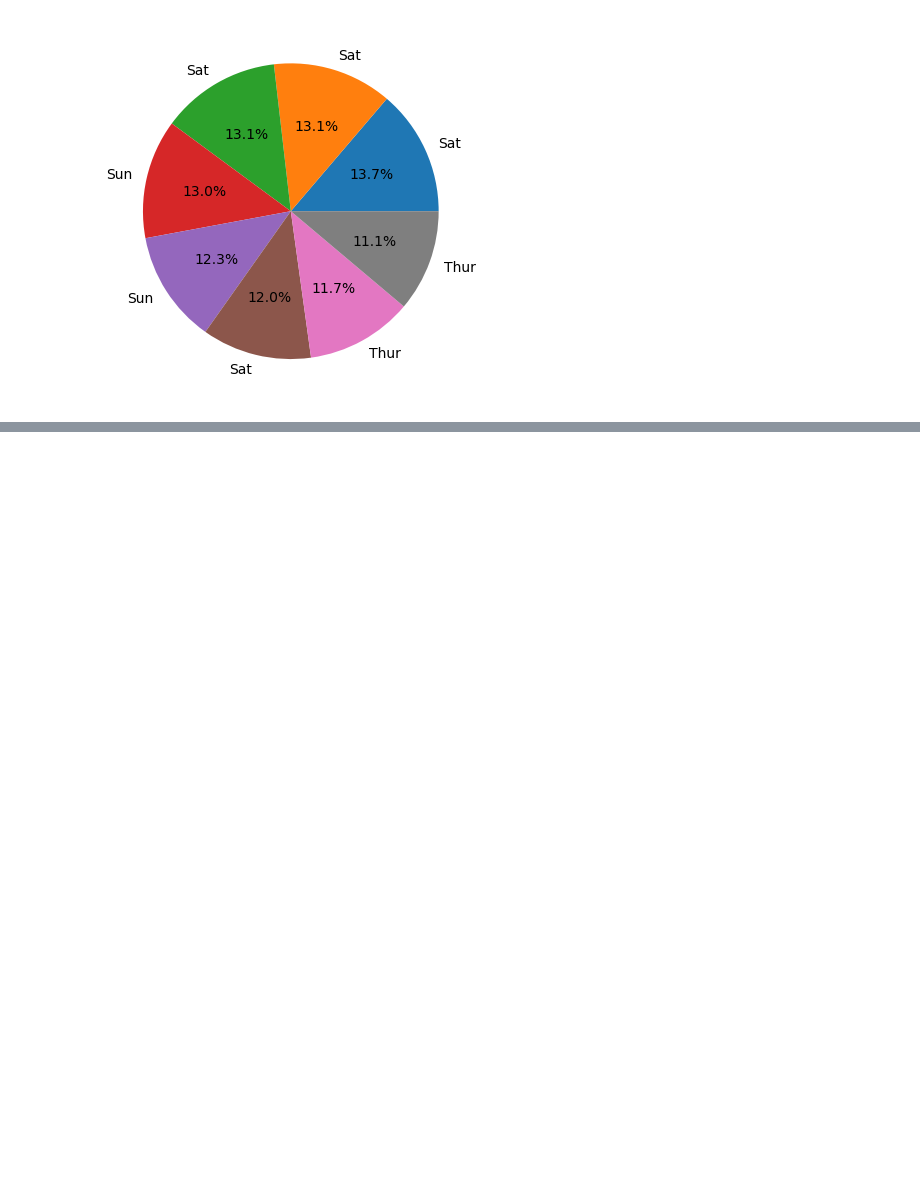
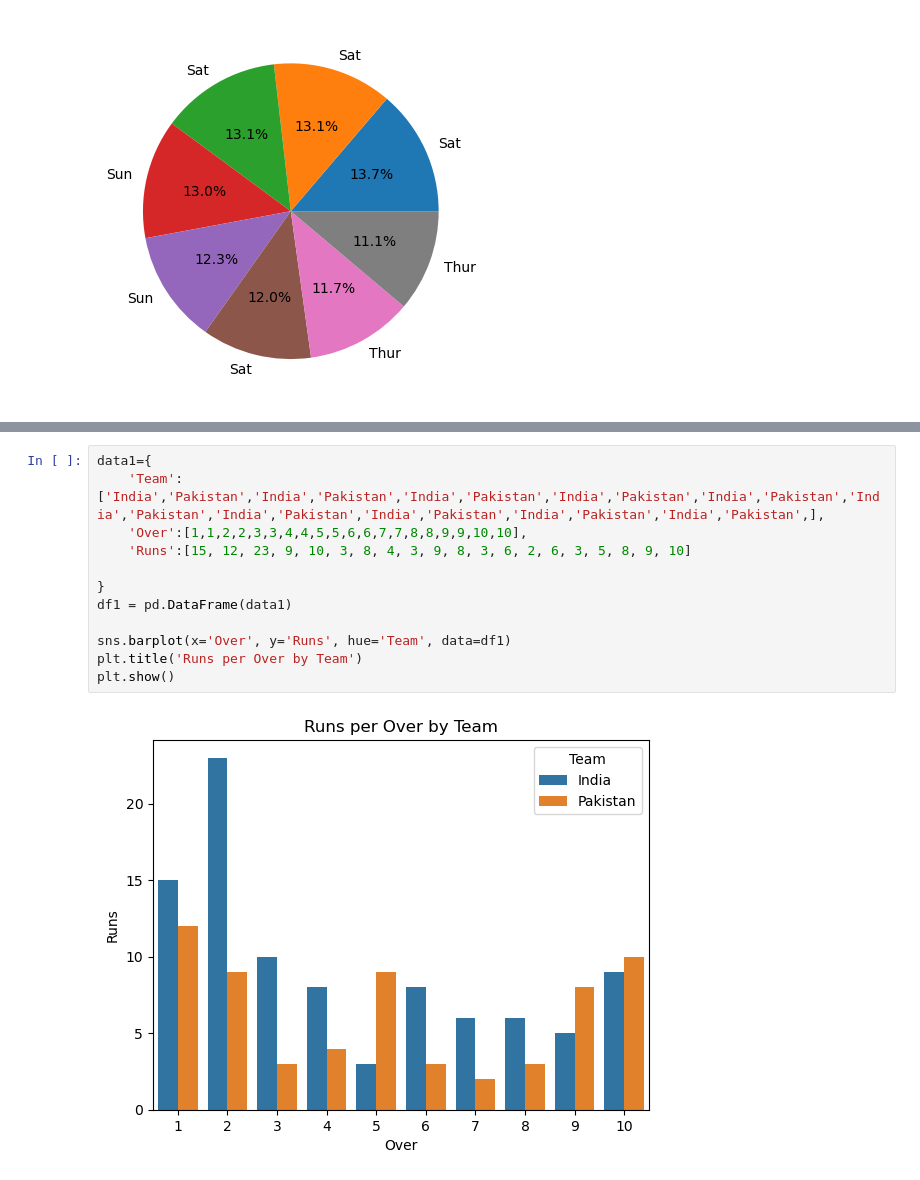
Before and after one commit to Wasiqmanzoor90/Garbage-Data, a Jupyter notebook: Metaplolib/index.ipynb, the cells around one changed output, grey strips where cells are left out. Cells and saved outputs as stored; diff of their text form; blank space fills up the shorter version.

```diff
--- a/Metaplolib/index.ipynb
+++ b/Metaplolib/index.ipynb
@@ -171,0 +222,14 @@ plt.show
+# %%
+data1={
+    'Team':['India','Pakistan','India','Pakistan','India','Pakistan','India','Pakistan','India','Pakistan','India','Pakistan','India','Pakistan','India','Pakistan','India','Pakistan','India','Pakistan',],
+    'Over':[1,1,2,2,3,3,4,4,5,5,6,6,7,7,8,8,9,9,10,10],
+    'Runs':[15, 12, 23, 9, 10, 3, 8, 4, 3, 9, 8, 3, 6, 2, 6, 3, 5, 8, 9, 10]
+
+}
+df1 = pd.DataFrame(data1)
+
+sns.barplot(x='Over', y='Runs', hue='Team', data=df1)
+plt.title('Runs per Over by Team')
+plt.show()
+# %% [output]
+[figure, added]
```
Also changed, not shown: parts of 10 cells of this notebook.
